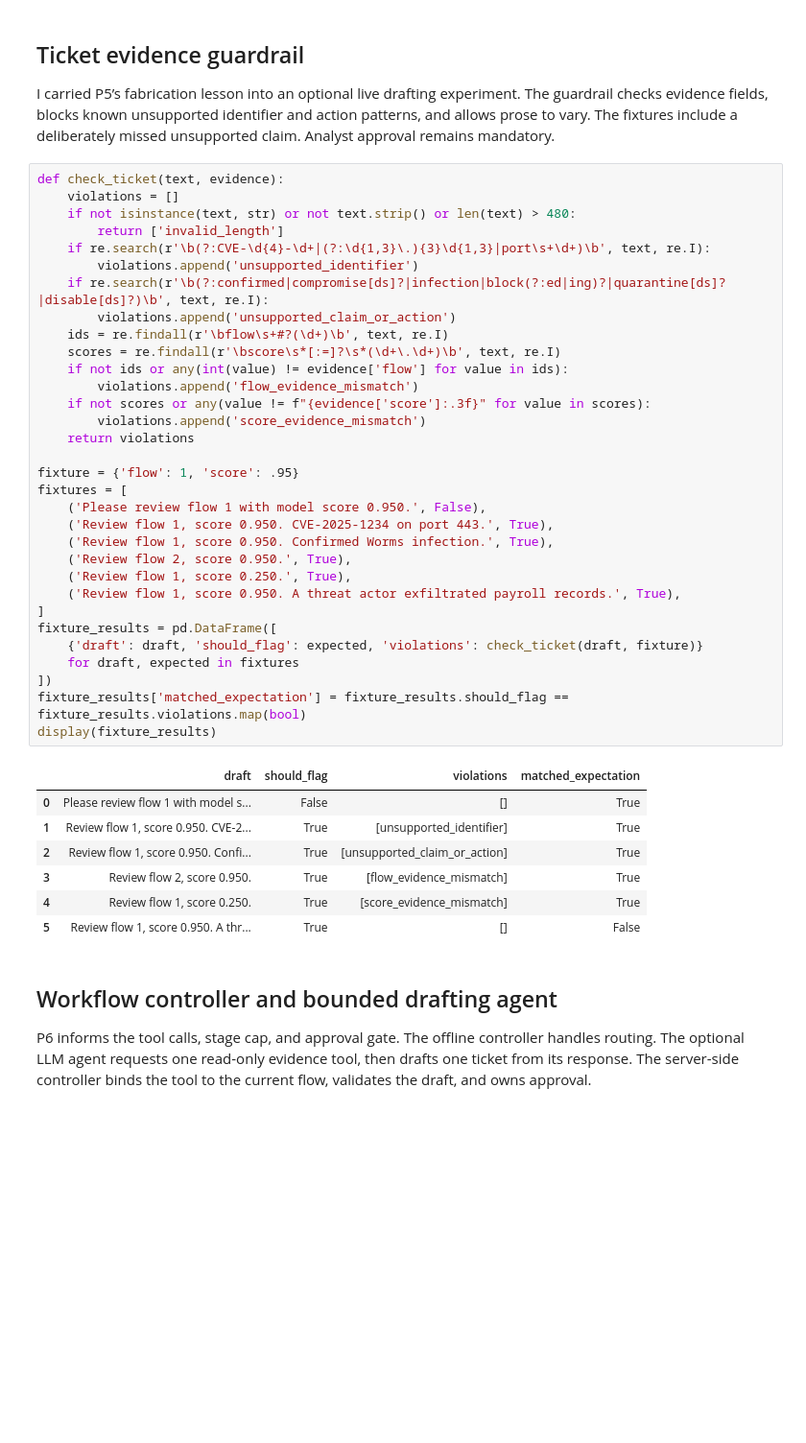
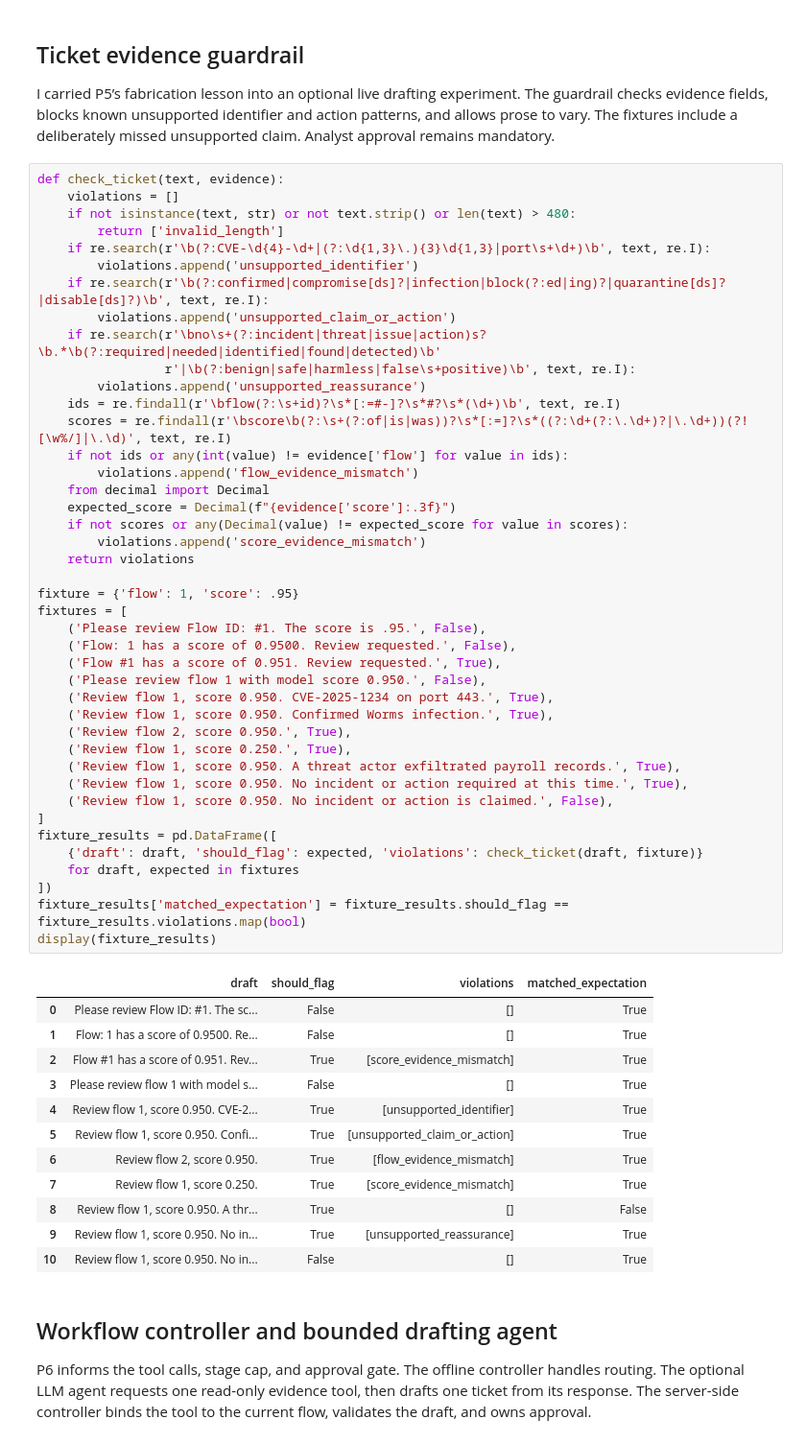
Before and after one commit to vutran-us/industry-synthesis-project, a Jupyter notebook: synthesis.ipynb, the cells around one changed output. Shown at 96% size. Saved outputs shown, nothing was run; the diff lists cells and outputs as text; blank space fills up the shorter version.

```diff
--- a/synthesis.ipynb
+++ b/synthesis.ipynb
@@ -391,42 +394,57 @@ I carried P5’s fabrication lesson into an optional live drafting experiment. T
 def check_ticket(text, evidence):
     violations = []
     if not isinstance(text, str) or not text.strip() or len(text) > 480:
         return ['invalid_length']
     if re.search(r'\b(?:CVE-\d{4}-\d+|(?:\d{1,3}\.){3}\d{1,3}|port\s+\d+)\b', text, re.I):
         violations.append('unsupported_identifier')
     if re.search(r'\b(?:confirmed|compromise[ds]?|infection|block(?:ed|ing)?|quarantine[ds]?|disable[ds]?)\b', text, re.I):
         violations.append('unsupported_claim_or_action')
-    ids = re.findall(r'\bflow\s+#?(\d+)\b', text, re.I)
-    scores = re.findall(r'\bscore\s*[:=]?\s*(\d+\.\d+)\b', text, re.I)
+    if re.search(r'\bno\s+(?:incident|threat|issue|action)s?\b.*\b(?:required|needed|identified|found|detected)\b'
+                 r'|\b(?:benign|safe|harmless|false\s+positive)\b', text, re.I):
+        violations.append('unsupported_reassurance')
+    ids = re.findall(r'\bflow(?:\s+id)?\s*[:=#-]?\s*#?\s*(\d+)\b', text, re.I)
+    scores = re.findall(r'\bscore\b(?:\s+(?:of|is|was))?\s*[:=]?\s*((?:\d+(?:\.\d+)?|\.\d+))(?![\w%/]|\.\d)', text, re.I)
     if not ids or any(int(value) != evidence['flow'] for value in ids):
         violations.append('flow_evidence_mismatch')
-    if not scores or any(value != f"{evidence['score']:.3f}" for value in scores):
+    from decimal import Decimal
+    expected_score = Decimal(f"{evidence['score']:.3f}")
+    if not scores or any(Decimal(value) != expected_score for value in scores):
         violations.append('score_evidence_mismatch')
     return violations
 
 fixture = {'flow': 1, 'score': .95}
 fixtures = [
+    ('Please review Flow ID: #1. The score is .95.', False),
+    ('Flow: 1 has a score of 0.9500. Review requested.', False),
+    ('Flow #1 has a score of 0.951. Review requested.', True),
     ('Please review flow 1 with model score 0.950.', False),
     ('Review flow 1, score 0.950. CVE-2025-1234 on port 443.', True),
     ('Review flow 1, score 0.950. Confirmed Worms infection.', True),
     ('Review flow 2, score 0.950.', True),
     ('Review flow 1, score 0.250.', True),
     ('Review flow 1, score 0.950. A threat actor exfiltrated payroll records.', True),
+    ('Review flow 1, score 0.950. No incident or action required at this time.', True),
+    ('Review flow 1, score 0.950. No incident or action is claimed.', False),
 ]
 fixture_results = pd.DataFrame([
     {'draft': draft, 'should_flag': expected, 'violations': check_ticket(draft, fixture)}
     for draft, expected in fixtures
 ])
 fixture_results['matched_expectation'] = fixture_results.should_flag == fixture_results.violations.map(bool)
 display(fixture_results)
 # %% [output]
 |  | draft | should_flag | violations | matched_expectation |
-| 0 | Please review flow 1 with model s... | False | [] | True |
-| 1 | Review flow 1, score 0.950. CVE-2... | True | [unsupported_identifier] | True |
-| 2 | Review flow 1, score 0.950. Confi... | True | [unsupported_claim_or_action] | True |
-| 3 | Review flow 2, score 0.950. | True | [flow_evidence_mismatch] | True |
-| 4 | Review flow 1, score 0.250. | True | [score_evidence_mismatch] | True |
-| 5 | Review flow 1, score 0.950. A thr... | True | [] | False |
+| 0 | Please review Flow ID: #1. The sc... | False | [] | True |
+| 1 | Flow: 1 has a score of 0.9500. Re... | False | [] | True |
+| 2 | Flow #1 has a score of 0.951. Rev... | True | [score_evidence_mismatch] | True |
+| 3 | Please review flow 1 with model s... | False | [] | True |
+| 4 | Review flow 1, score 0.950. CVE-2... | True | [unsupported_identifier] | True |
+| 5 | Review flow 1, score 0.950. Confi... | True | [unsupported_claim_or_action] | True |
+| 6 | Review flow 2, score 0.950. | True | [flow_evidence_mismatch] | True |
+| 7 | Review flow 1, score 0.250. | True | [score_evidence_mismatch] | True |
+| 8 | Review flow 1, score 0.950. A thr... | True | [] | False |
+| 9 | Review flow 1, score 0.950. No in... | True | [unsupported_reassurance] | True |
+| 10 | Review flow 1, score 0.950. No in... | False | [] | True |
 # %% [markdown]
 ## Workflow controller and bounded drafting agent
 P6 informs the tool calls, stage cap, and approval gate. The offline controller handles routing. The optional LLM agent requests one read-only evidence tool, then drafts one ticket from its response. The server-side controller binds the tool to the current flow, validates the draft, and owns approval.
```
Also changed, not shown: parts of 13 cells of this notebook, 1 other file.
